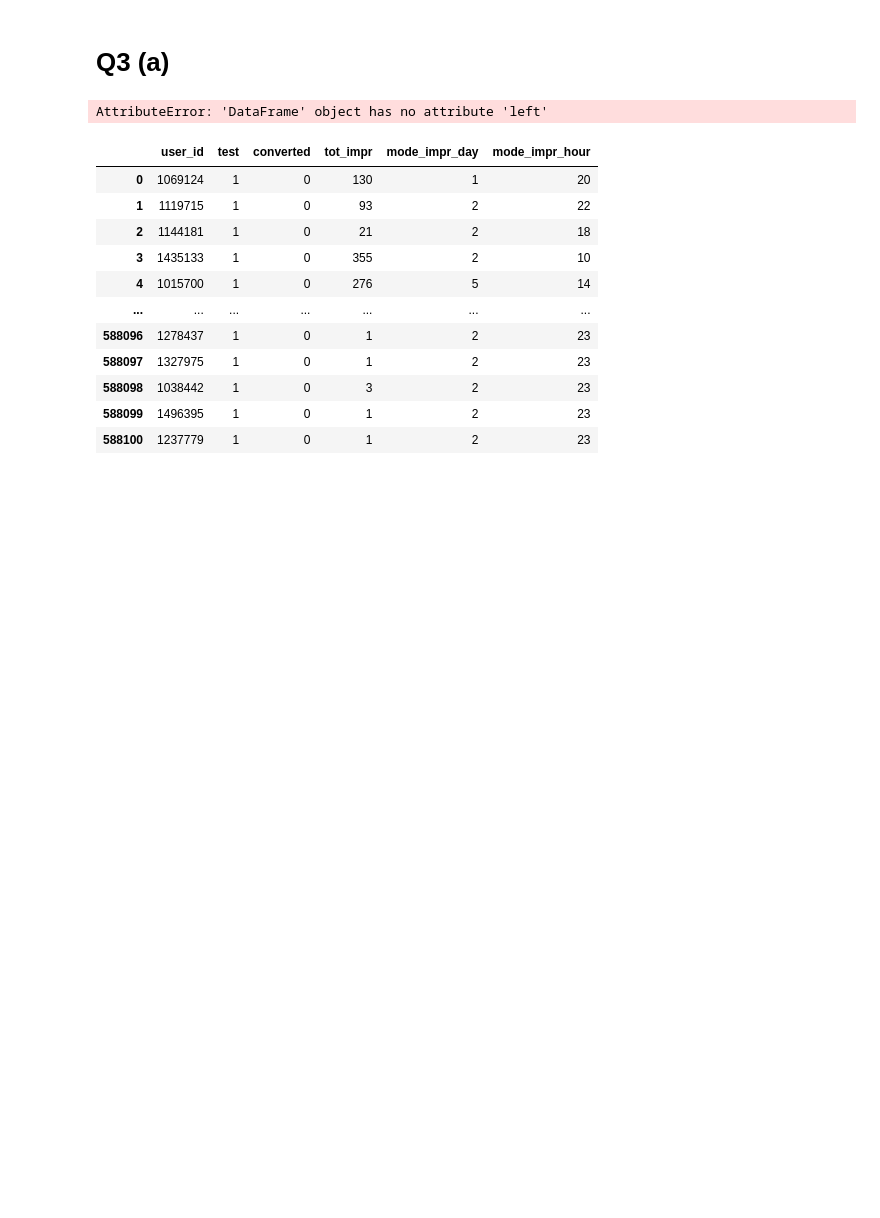
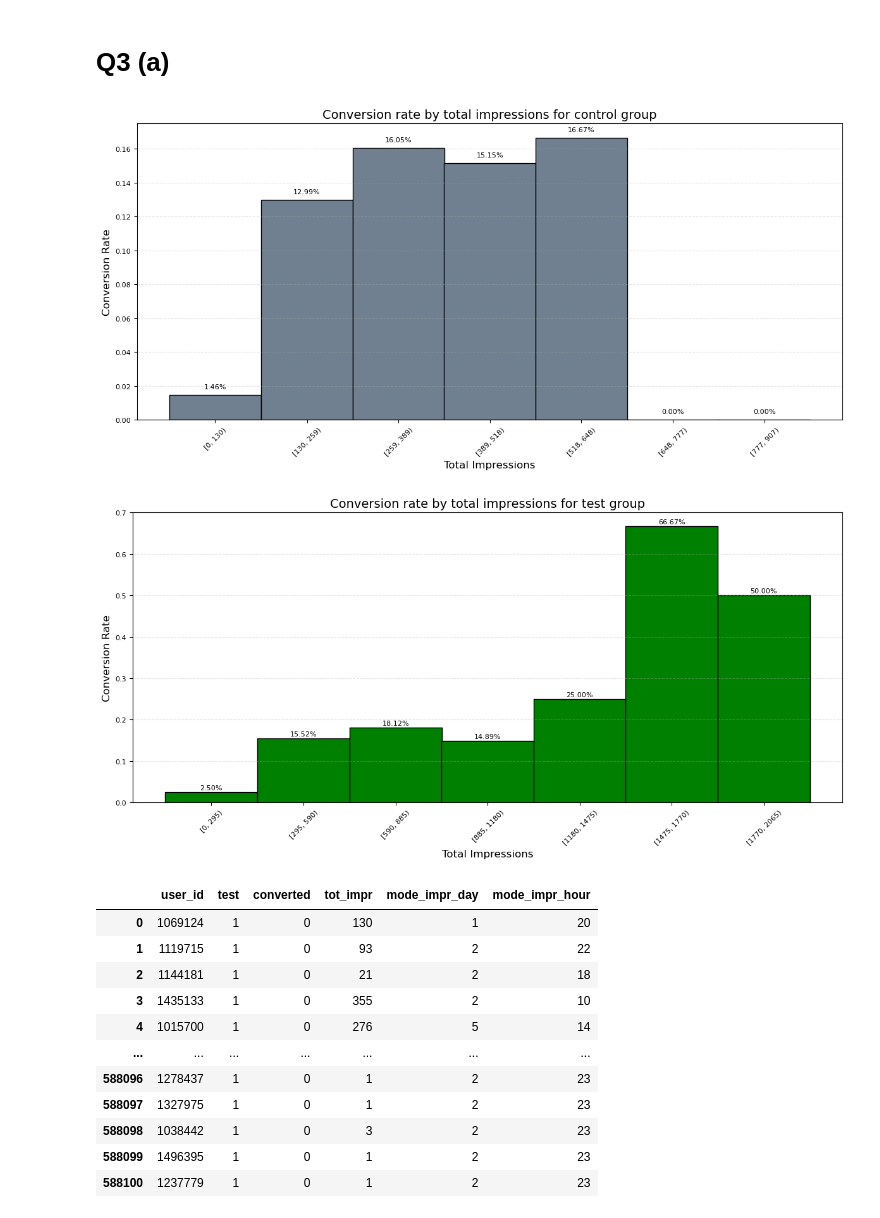
Before and after one commit to akshat-karwa/MGT_FP, a Jupyter notebook: final_code.ipynb, the cells around one changed output. Cells and saved outputs as stored; diff of their text form; code cells hidden in the pictures; blank space fills up the shorter version.

```diff
--- a/final_code.ipynb
+++ b/final_code.ipynb
@@ -125,43 +125,46 @@ Opportunity cost (no control group): 7238.2908
 # %% [markdown]
 # Q3 (a)
 # %%
-def plot(df, grp, num_buckets):
+def plot_q3(df, grp, num_buckets, color):
     df['impr_bucket'] = pd.cut(df['tot_impr'], bins=num_buckets)
     grouped = df.groupby('impr_bucket')['converted'].agg(['sum', 'count']).reset_index()
     grouped['conversion_rate'] = grouped['sum'] / grouped['count']
     grouped['bucket_midpoint'] = grouped['impr_bucket'].apply(lambda x: (x.left + x.right) / 2)
     plt.figure(figsize=(12, 6))
 
     bars = plt.bar(grouped['bucket_midpoint'], grouped['conversion_rate'],
                    width=(grouped['bucket_midpoint'][1] - grouped['bucket_midpoint'][0]),
-                   color='green', edgecolor='black')
+                   color=color, edgecolor='black')
 
-    # Add text labels on top of bars
+    # Adding text labels on top of bars
     for bar, rate in zip(bars, grouped['conversion_rate']):
-        # Only add text if the rate is finite
+        # Only adding text if the rate is finite
         if not (np.isnan(rate) or np.isinf(rate)):
             plt.text(bar.get_x() + bar.get_width() / 2, bar.get_height() + 0.003,
                      f"{rate:.2%}", ha='center', va='bottom', fontsize=8, color='black')
 
     x_ticks = grouped['bucket_midpoint']
-    plt.xticks(x_ticks, [f"{mid:.0f}" for mid in x_ticks], fontsize=10, rotation=45)
+    x_labels = [f"[{0 if i == 0 else int(interval.left)}, {int(interval.right)})" for i, interval in enumerate(grouped['impr_bucket'])]
+
+    plt.xticks(x_ticks, x_labels, fontsize=10, rotation=45)
 
     plt.title(f"Conversion rate by total impressions for {grp} group", fontsize=14)
     plt.xlabel("Total Impressions", fontsize=12)
     plt.ylabel("Conversion Rate", fontsize=12)
     plt.xticks(fontsize=8)
     plt.yticks(fontsize=8)
-    plt.grid(axis='y', linestyle='--', alpha=0.7)
+    plt.grid(axis='y', linestyle='--', alpha=0.3)
 
     # Show the plot
     plt.tight_layout()
     plt.show()
 
 buckets = 7
-plot(control_group.copy(), 'control', buckets)
-plot(test_group.copy(), 'test', buckets)
+plot_q3(control_group.copy(), 'control', buckets, 'slategrey')
+plot_q3(test_group.copy(), 'test', buckets, 'green')
 # %% [output]
-AttributeError: 'DataFrame' object has no attribute 'left'
+[figure, added]
+[figure, added]
 # %%
 data
 # %% [output]
```
Also changed, not shown: parts of 4 cells of this notebook.
